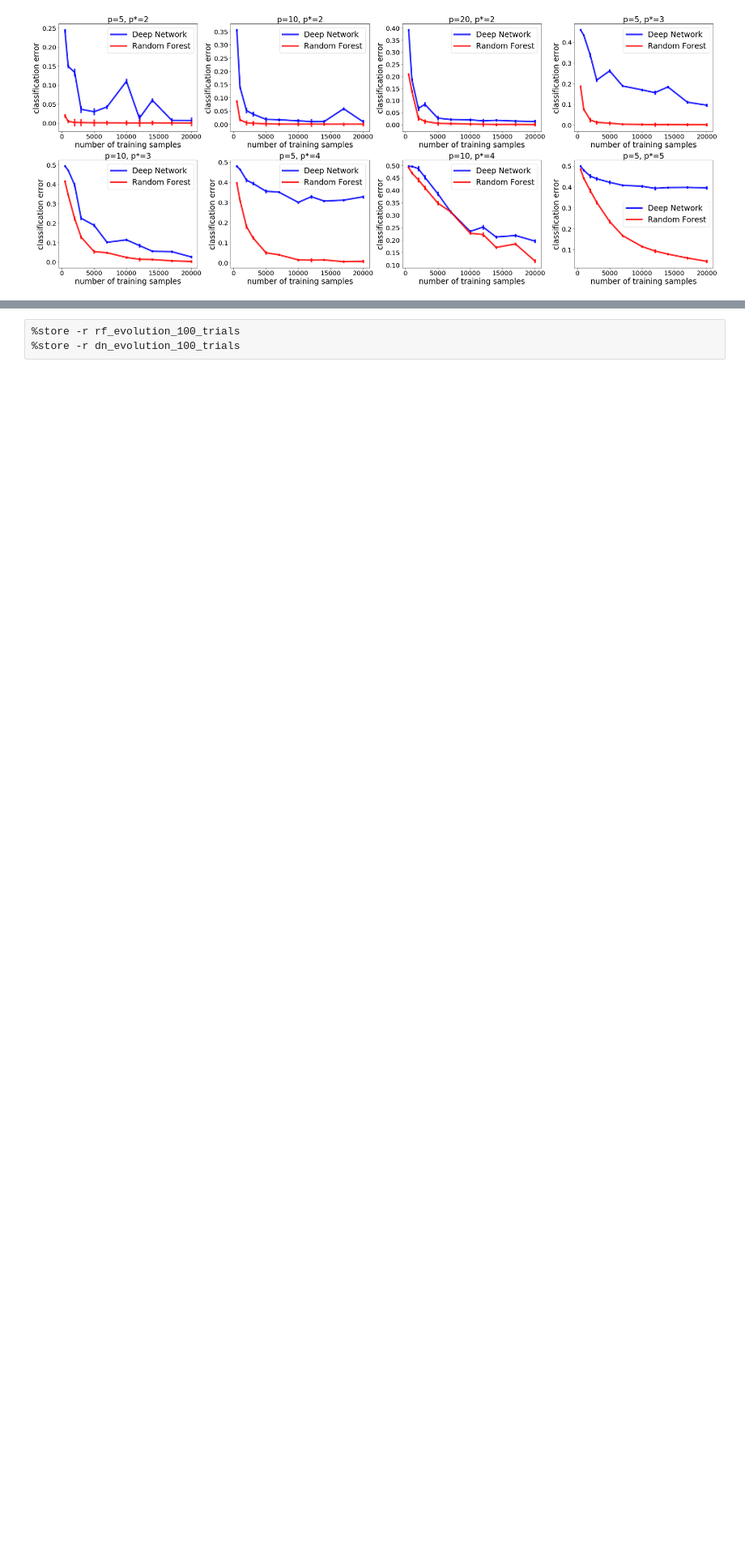
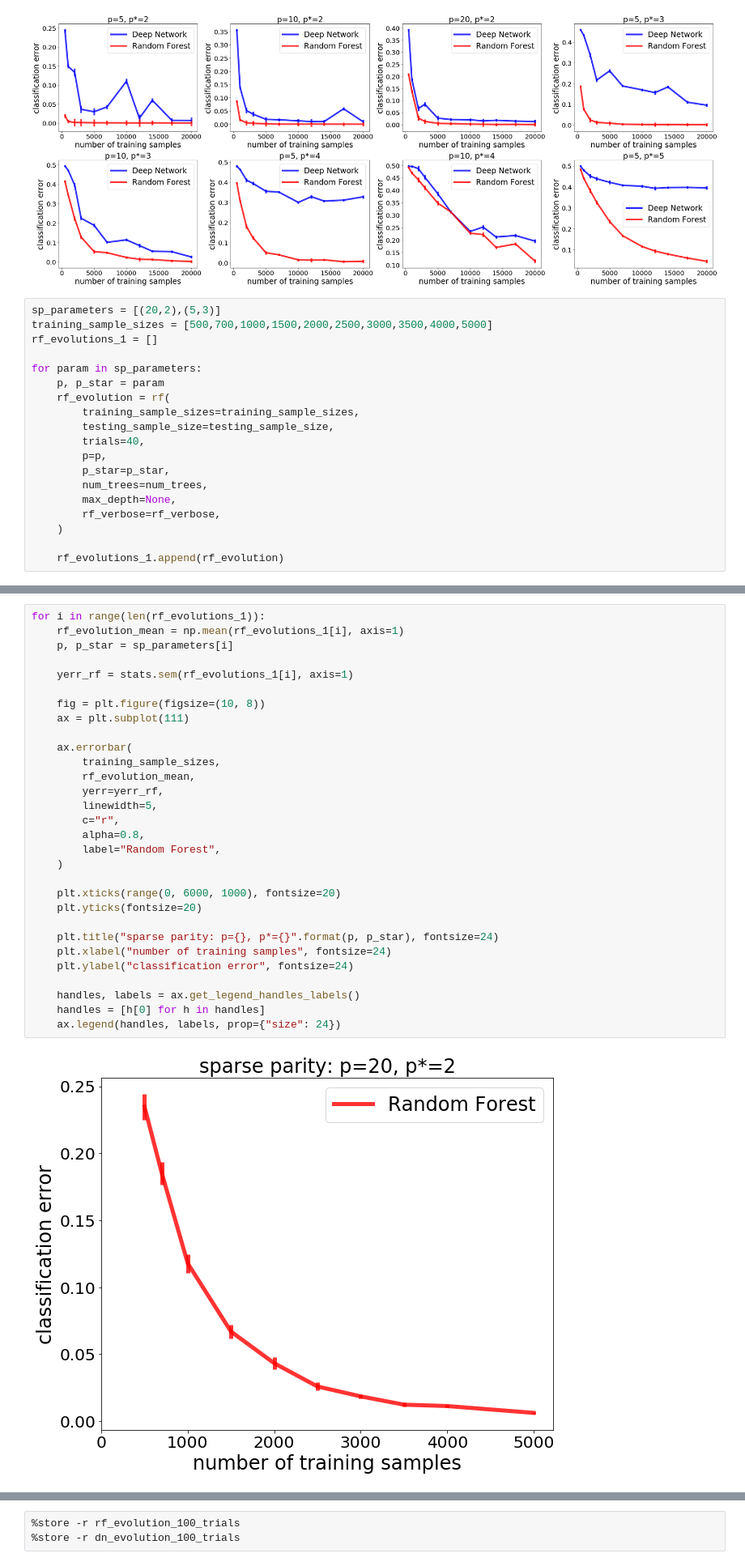
Before and after one commit to Michael-Ainsworth/random-forest, a Jupyter notebook: sample_size_experiment_p_min.ipynb, the cells around one changed output, grey strips where cells are left out. Shown at 81% size. Cells and saved outputs as stored; diff of their text form; blank space fills up the shorter version.

Commit message:
Add experiments for parameter values 20 and 2

```diff
--- a/sample_size_experiment_p_min.ipynb
+++ b/sample_size_experiment_p_min.ipynb
@@ -405,3 +369,22 @@ for i in range(len(dn_evolutions)):
 fig.savefig('Final Figures/ss_subplot.png')
 # %% [output]
 [figure]
+# %%
+sp_parameters = [(20,2),(5,3)]
+training_sample_sizes = [500,700,1000,1500,2000,2500,3000,3500,4000,5000]
+rf_evolutions_1 = []
+
+for param in sp_parameters:
+    p, p_star = param
+    rf_evolution = rf(
+        training_sample_sizes=training_sample_sizes,
+        testing_sample_size=testing_sample_size,
+        trials=40,
+        p=p,
+        p_star=p_star,
+        num_trees=num_trees,
+        max_depth=None,
+        rf_verbose=rf_verbose,
+    )
+
+    rf_evolutions_1.append(rf_evolution)
@@ -407,0 +395,32 @@ fig.savefig('Final Figures/ss_subplot.png')
+# %%
+for i in range(len(rf_evolutions_1)):
+    rf_evolution_mean = np.mean(rf_evolutions_1[i], axis=1)
+    p, p_star = sp_parameters[i]
+
+    yerr_rf = stats.sem(rf_evolutions_1[i], axis=1)
+
+    fig = plt.figure(figsize=(10, 8))
+    ax = plt.subplot(111)
+
+    ax.errorbar(
+        training_sample_sizes,
+        rf_evolution_mean,
+        yerr=yerr_rf,
+        linewidth=5,
+        c="r",
+        alpha=0.8,
+        label="Random Forest",
+    )
+
+    plt.xticks(range(0, 6000, 1000), fontsize=20)
+    plt.yticks(fontsize=20)
+
+    plt.title("sparse parity: p={}, p*={}".format(p, p_star), fontsize=24)
+    plt.xlabel("number of training samples", fontsize=24)
+    plt.ylabel("classification error", fontsize=24)
+
+    handles, labels = ax.get_legend_handles_labels()
+    handles = [h[0] for h in handles]
+    ax.legend(handles, labels, prop={"size": 24})
+# %% [output]
+[figure, added]
```
Also changed, not shown: parts of 23 cells of this notebook.
